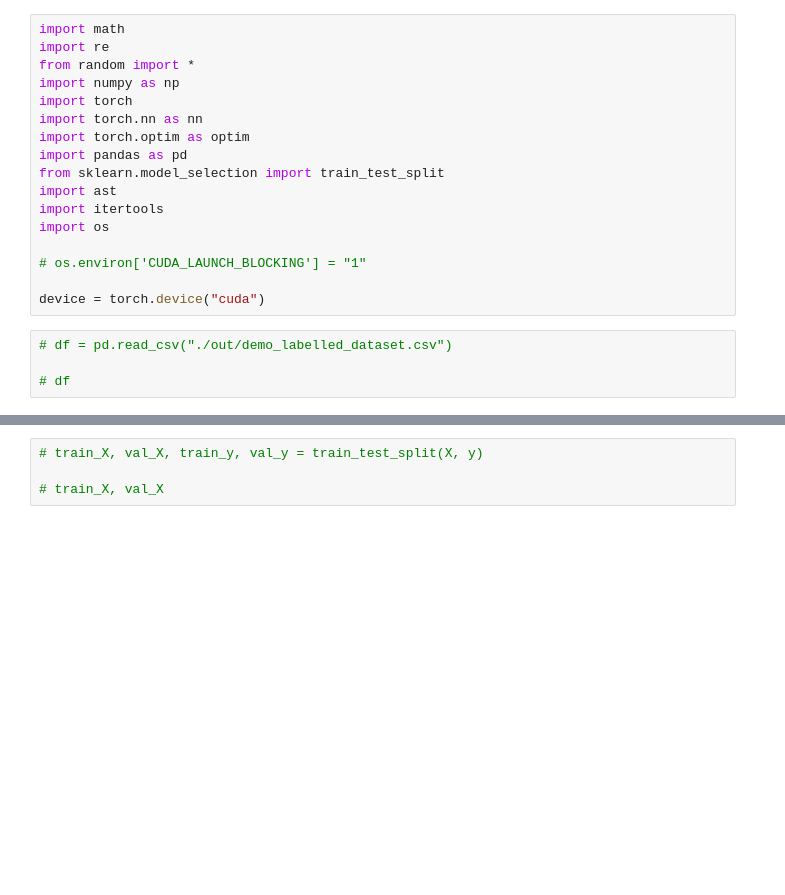
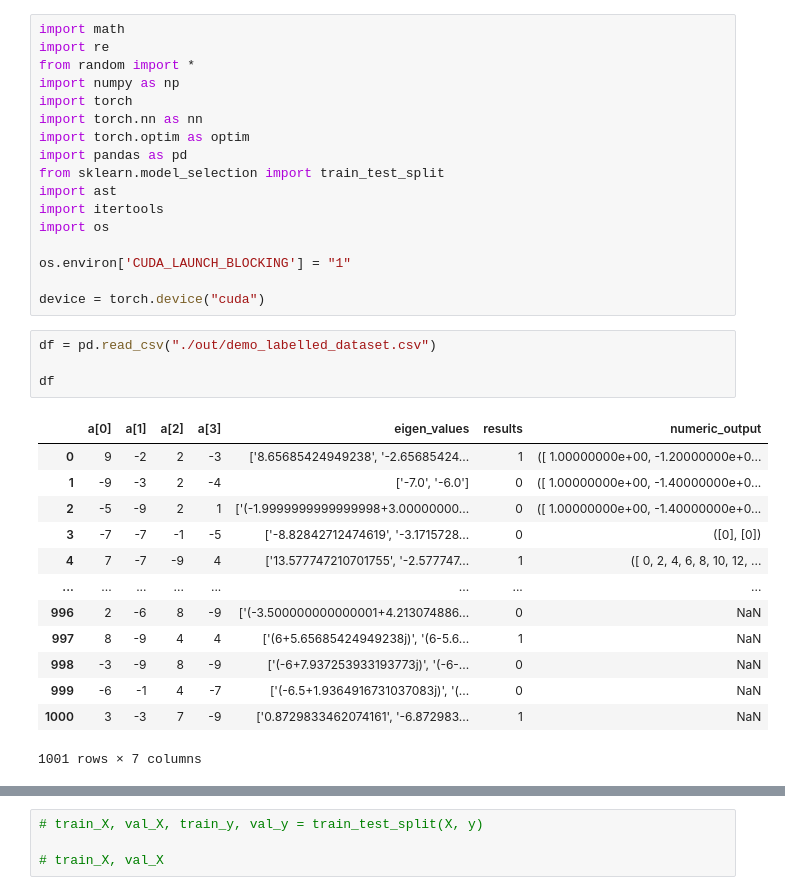
Before and after one commit to kimfom01/diplom, a Jupyter notebook: src/bert.ipynb, the cells around one changed output, grey strips where cells are left out. Drawn from its saved outputs; the diff is of its cells as text; blank space fills up the shorter version.

```diff
--- a/src/bert.ipynb
+++ b/src/bert.ipynb
@@ -12,11 +12,25 @@ import ast
 import itertools
 import os
 
-# os.environ['CUDA_LAUNCH_BLOCKING'] = "1"
+os.environ['CUDA_LAUNCH_BLOCKING'] = "1"
 
 device = torch.device("cuda")
 # %%
-# df = pd.read_csv("./out/demo_labelled_dataset.csv")
+df = pd.read_csv("./out/demo_labelled_dataset.csv")
 
-# df
+df
+# %% [output]
+|  | a[0] | a[1] | a[2] | a[3] | eigen_values | results | numeric_output |
+| 0 | 9 | -2 | 2 | -3 | ['8.65685424949238', '-2.65685424... | 1 | ([ 1.00000000e+00, -1.20000000e+0... |
+| 1 | -9 | -3 | 2 | -4 | ['-7.0', '-6.0'] | 0 | ([ 1.00000000e+00, -1.40000000e+0... |
+| 2 | -5 | -9 | 2 | 1 | ['(-1.9999999999999998+3.00000000... | 0 | ([ 1.00000000e+00, -1.40000000e+0... |
+| 3 | -7 | -7 | -1 | -5 | ['-8.82842712474619', '-3.1715728... | 0 | ([0], [0]) |
+| 4 | 7 | -7 | -9 | 4 | ['13.577747210701755', '-2.577747... | 1 | ([ 0, 2, 4, 6, 8, 10, 12, ... |
+| ... | ... | ... | ... | ... | ... | ... | ... |
+| 996 | 2 | -6 | 8 | -9 | ['(-3.500000000000001+4.213074886... | 0 | NaN |
+| 997 | 8 | -9 | 4 | 4 | ['(6+5.65685424949238j)', '(6-5.6... | 1 | NaN |
+| 998 | -3 | -9 | 8 | -9 | ['(-6+7.937253933193773j)', '(-6-... | 0 | NaN |
+| 999 | -6 | -1 | 4 | -7 | ['(-6.5+1.9364916731037083j)', '(... | 0 | NaN |
+| 1000 | 3 | -3 | 7 | -9 | ['0.8729833462074161', '-6.872983... | 1 | NaN |
+1001 rows × 7 columns
 # %%
```
Also changed, not shown: parts of 17 cells of this notebook, 2 other files.
